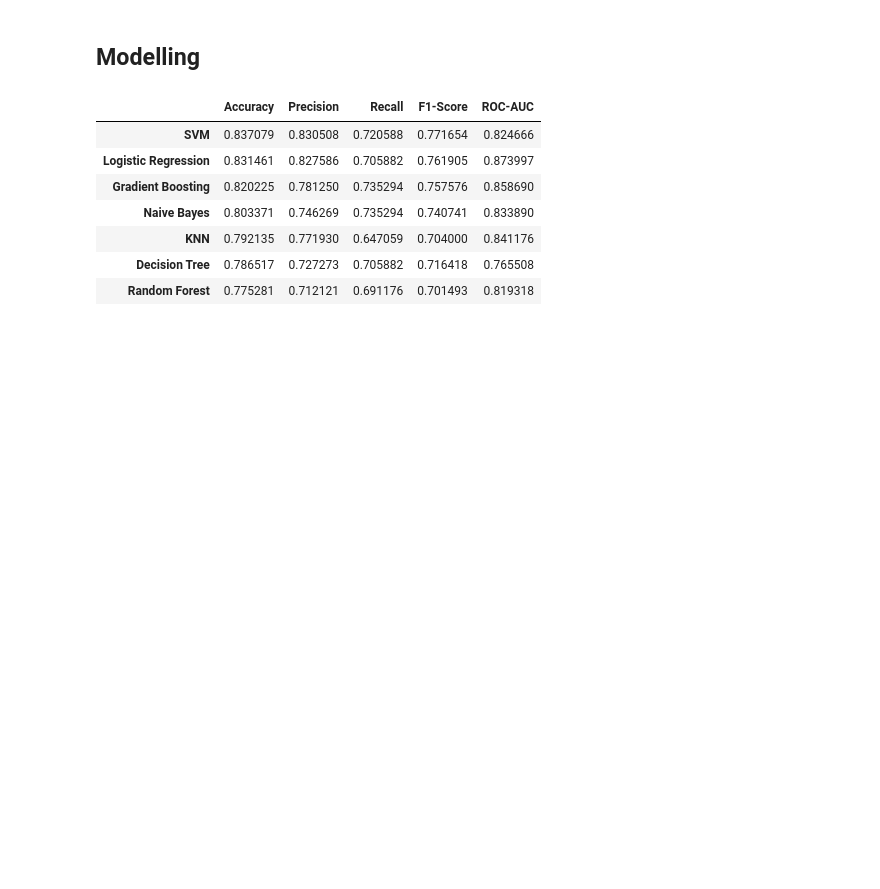
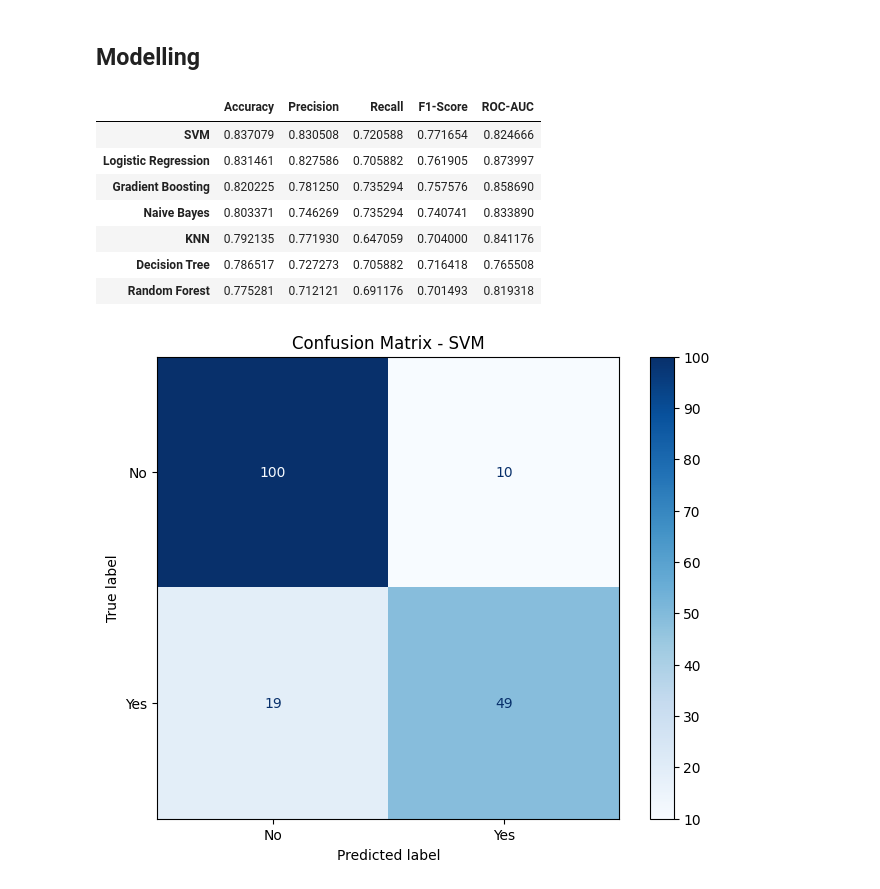
Before and after one commit to AkmalFazli27/Titanic-Prediction, a Jupyter notebook: notebook/titanic.ipynb, the cells around one changed output. Drawn from its saved outputs; the diff is of its cells as text; code cells hidden in the pictures; blank space fills up the shorter version.

Commit message:
Created confusion matrix and cross validation

```diff
--- a/notebook/titanic.ipynb
+++ b/notebook/titanic.ipynb
@@ -384,7 +384,8 @@ for name, model in models.items():
         "ROC-AUC": roc_auc_score(y_valid, y_pred_proba) if y_pred_proba is not None else None
     }
 # %%
-pd.DataFrame(results).T.sort_values("Accuracy", ascending=False)
+df_results = pd.DataFrame(results).T.sort_values("Accuracy", ascending=False)
+df_results
 # %% [output]
 |  | Accuracy | Precision | Recall | F1-Score | ROC-AUC |
 | SVM | 0.837079 | 0.830508 | 0.720588 | 0.771654 | 0.824666 |
@@ -394,3 +395,24 @@ pd.DataFrame(results).T.sort_values("Accuracy", ascending=False)
 | KNN | 0.792135 | 0.771930 | 0.647059 | 0.704000 | 0.841176 |
 | Decision Tree | 0.786517 | 0.727273 | 0.705882 | 0.716418 | 0.765508 |
 | Random Forest | 0.775281 | 0.712121 | 0.691176 | 0.701493 | 0.819318 |
+# %%
+best_model_name = df_results['Accuracy'].idxmax()
+best_model = trained_models[best_model_name]
+
+fig, ax = plt.subplots(figsize=(8, 6))
+ConfusionMatrixDisplay.from_estimator(
+    best_model,
+    X_valid,
+    y_valid,
+    cmap="Blues",
+    display_labels=["No", "Yes"],
+    ax=ax
+)
+plt.title(f"Confusion Matrix - {best_model_name}")
+plt.show()
+
+y_pred_valid = best_model.predict(X_valid)
+cm = confusion_matrix(y_valid, y_pred_valid)
+tn, fp, fn, tp = cm.ravel()
+# %% [output]
+[figure, added]
```
Also changed, not shown: parts of 4 cells of this notebook.
